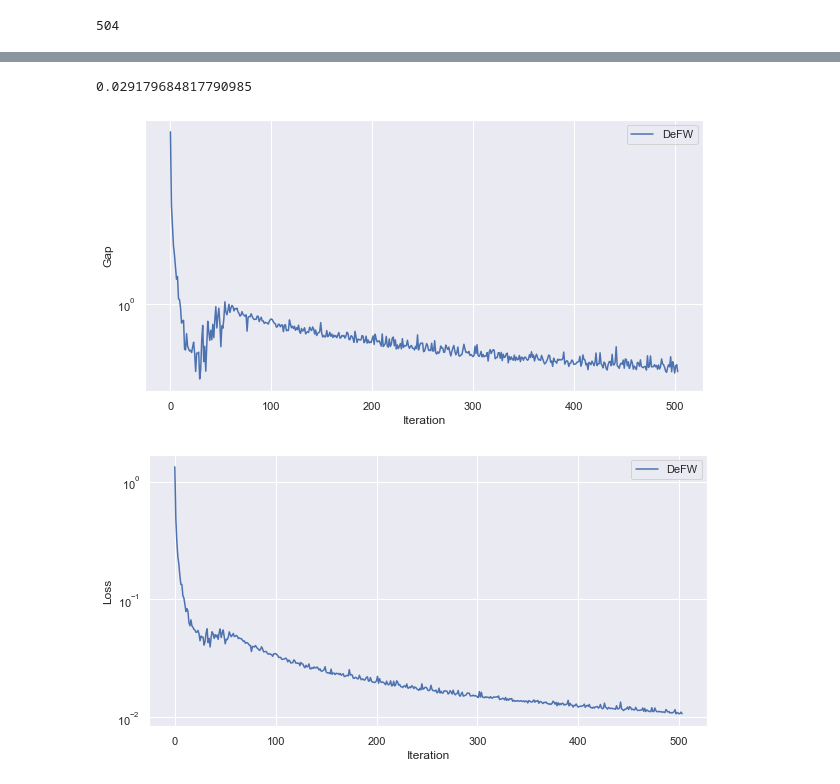
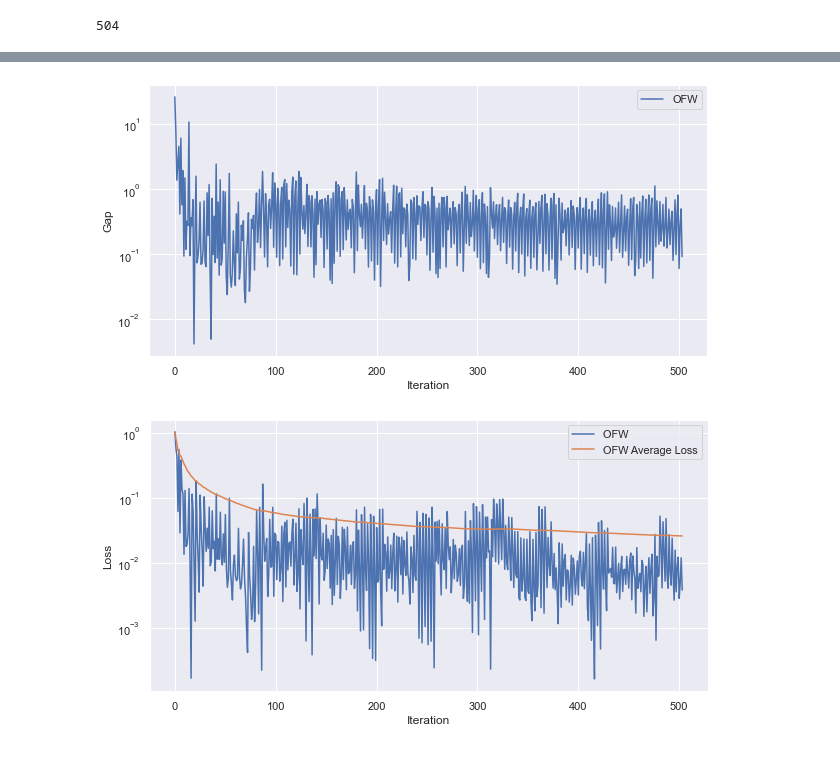
Before and after one commit to AnganMitra/decentralearn, a Jupyter notebook: DMFW/src/Baseline.ipynb, the cells around one changed output, grey strips where cells are left out. Drawn from its saved outputs; the diff is of its cells as text; code cells hidden in the pictures.

```diff
--- a/DMFW/src/Baseline.ipynb
+++ b/DMFW/src/Baseline.ipynb
@@ -118,7 +116,3 @@ num_iter = len(train_date)*len(trainloader[0][train_date[0]])
 num_iter
 # %% [output]
 504
-# %%
-modeltest = Cnn1D(8,lookahead,lookback,5)
-for name,param in modeltest.named_parameters():
-    print(name, param.shape)
@@ -456,19 +443,18 @@ class Trainer:
 
         return self.obj_values
 # %%
-cycle,cycle_nam = cycle_graph(4)
-complete,complete_name = completegraph(4)
-line, line_name = gridgraph(4,1)
-eta_coef_FW = 1
-eta_exp_FW = 0.5
+#cycle,cycle_nam = cycle_graph(4)
+#complete,complete_name = completegraph(4)
+#line, line_name = gridgraph(4,1)
+#eta_coef_FW = 1
+#eta_exp_FW = 0.5
 radius = 1
-
 eta_coef_OFW = 1
 eta_exp_OFW = 0.5
 loss_fn = nn.SmoothL1Loss()
 # %%
-zone_no = 0
-trainer = Trainer(cycle, trainloadernormal, Cnn1D, (8,lookahead,lookback,5), loss_fn,num_iter)
+zone_no = 1
+trainer = Trainer(cycle, trainloader, Cnn1D, (8,lookahead,lookback,5), loss_fn,num_iter)
 # %%
 obj_val_ofw = trainer.train_ofw(OFW, eta_coef_OFW, eta_exp_OFW, radius,zone_no,trainloader,train_date)
 # %% [output]
@@ -512,11 +478,7 @@ t_503 : loss : 0.01070 gap : 0.44819334149360657
-# %%
-np.min(obj_val_ofw[:,2][250:-1])
-# %% [output]
-0.029179684817790985
 # %%
 plt.figure(figsize=(10,5))
-plt.plot(obj_val[:,0][:-1],obj_val[:,2][:-1],label='DeFW')
-#plt.plot(obj_val_ofw[:,0][:-1],obj_val_ofw[:,2][:-1], label="OFW")
+#plt.plot(obj_val[:,0][:-1],obj_val[:,2][:-1],label='DeFW')
+plt.plot(obj_val_ofw[:,0][:-1],obj_val_ofw[:,2][:-1], label="OFW")
 #plt.plot(gapf7,label="DMFW")
 plt.ylabel("Gap")
 plt.xlabel("Iteration")
@@ -524,21 +486,24 @@ plt.legend()
 plt.yscale("log")
 plt.show()
 # %% [output]
-[figure, old version]
+[figure, new version]
+# %%
+onlineloss = np.cumsum(obj_val_ofw[:,1][:-1])
+arangement = np.arange(1,len(onlineloss)+1)
+onlineloss = onlineloss/arangement
 # %%
 plt.figure(figsize=(10,5))
-plt.plot(obj_val[:,0][:-1],obj_val[:,1][:-1],label="DeFW")
-#plt.plot(obj_val_ofw[:,0][:-1],obj_val_ofw[:,1][:-1],label="OFW ")
-#plt.plot(onlineloss,label="De")
-#plt.plot(onlineloss_dmfw,label="OFW Average Loss")
+#plt.plot(obj_val[:,0][:-1],obj_val[:,1][:-1],label="DeFW")
+plt.plot(obj_val_ofw[:,0][:-1],obj_val_ofw[:,1][:-1],label="OFW ")
+plt.plot(onlineloss,label="OFW Average Loss")
 #plt.plot(lossesf7,label="DeMFW Loss")
 plt.ylabel("Loss")
 plt.xlabel("Iteration")
 plt.legend()
 plt.yscale("log")
 plt.show()
 # %% [output]
-[figure, old version]
+[figure, new version]
 # %%
 def save_log_csv(log_file, path_to_save,algo,floor_idx,graph):
     logs = pd.DataFrame(log_file, columns=["Iteration", "Loss", "Gap"])
```
Also changed, not shown: parts of 11 cells of this notebook, 59 other files.
